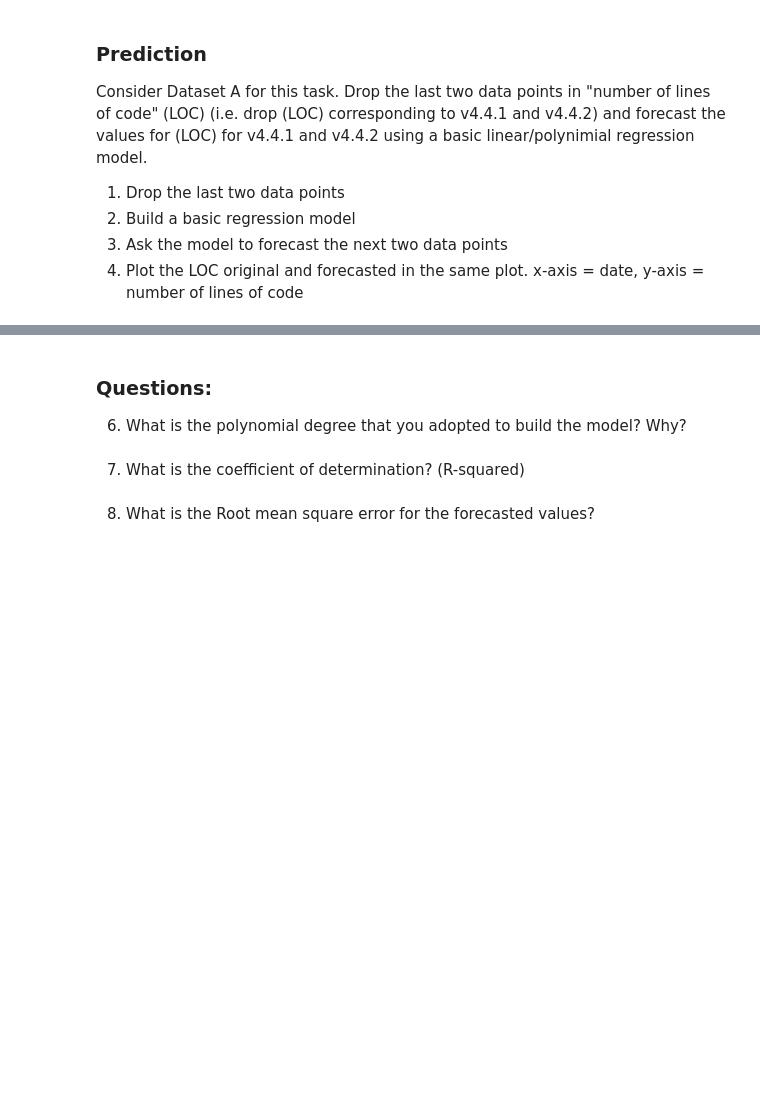
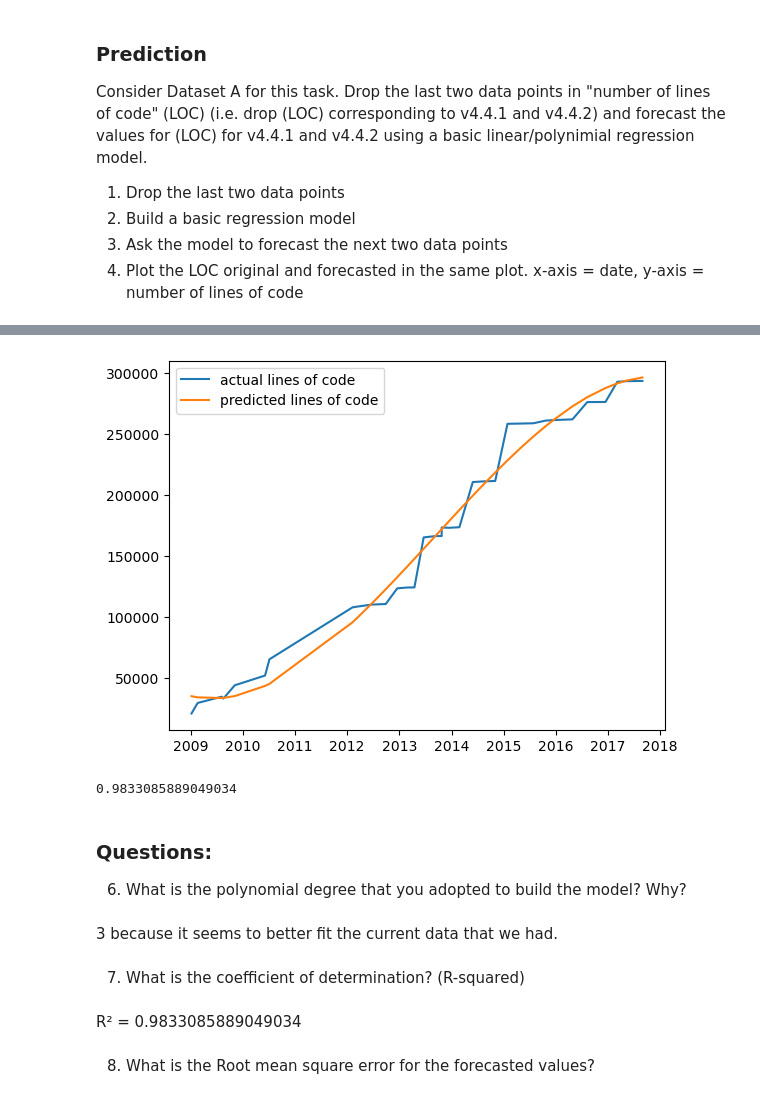
Before and after one commit to yoest/Software_evolution_TP2_2023, a Jupyter notebook: TP2_section2.ipynb, the cells around one changed output, grey strips where cells are left out. Cells and saved outputs as stored; diff of their text form; code cells hidden in the pictures; blank space fills up the shorter version.

```diff
--- a/TP2_section2.ipynb
+++ b/TP2_section2.ipynb
@@ -107,6 +257,15 @@ Consider Dataset A for this task. Drop the last two data points in "number of li
 3. Ask the model to forecast the next two data points
 4. Plot the LOC original and forecasted in the same plot. x-axis = date, y-axis = number of lines of code
 # %%
-# Your code here
+polynomial_degree = 3
+
+test_df = dataset_A.loc[(dataset_A['tag'] == 'v4.4.2') | (dataset_A['tag'] == 'v4.4.1')]
+train_df = dataset_A.drop(test_df.index)
+
+train_X = mdates.date2num(train_df['release date'].copy()).reshape(-1, 1)
+train_X = PolynomialFeatures(degree=polynomial_degree, include_bias=False).fit_transform(train_X)
+train_y = train_df['lines of code']
 # %%
-# Your code here
+model = LinearRegression()
+model.fit(train_X, train_y)
+model
@@ -113,2 +274,10 @@ Consider Dataset A for this task. Drop the last two data points in "number of li
 # %%
-# Your code here
+all_X = mdates.date2num(dataset_A['release date'].copy()).reshape(-1, 1)
+all_X = PolynomialFeatures(degree=polynomial_degree, include_bias=False).fit_transform(all_X)
+all_y = dataset_A['lines of code']
+
+predict_y = model.predict(all_X)
+
+res_df = dataset_A[['release date', 'tag', 'lines of code']].copy()
+res_df['predicted lines of code'] = predict_y
+res_df.head()
@@ -115,10 +291,25 @@ Consider Dataset A for this task. Drop the last two data points in "number of li
 # %%
-# Your plotting code here
+plt.figure()
+plt.plot(res_df['release date'], res_df['lines of code'], label='actual lines of code')
+plt.plot(res_df['release date'], res_df['predicted lines of code'], label='predicted lines of code')
+plt.legend()
+plt.show()
+# %% [output]
+[figure, added]
+# %%
+from sklearn.metrics import r2_score
+r2_score(res_df['lines of code'], res_df['predicted lines of code'])
+# %% [output]
+0.9833085889049034
 # %% [markdown]
 ### Questions:
 6. What is the polynomial degree that you adopted to build the model? Why?
+# %% [markdown]
+3 because it seems to better fit the current data that we had.
 # %% [markdown]
 7. What is the coefficient of determination? (R-squared)
+# %% [markdown]
+R² = 0.9833085889049034
 # %% [markdown]
 8. What is the Root mean square error for the forecasted values?
 # %% [markdown]
```
Also changed, not shown: parts of 18 cells of this notebook.
